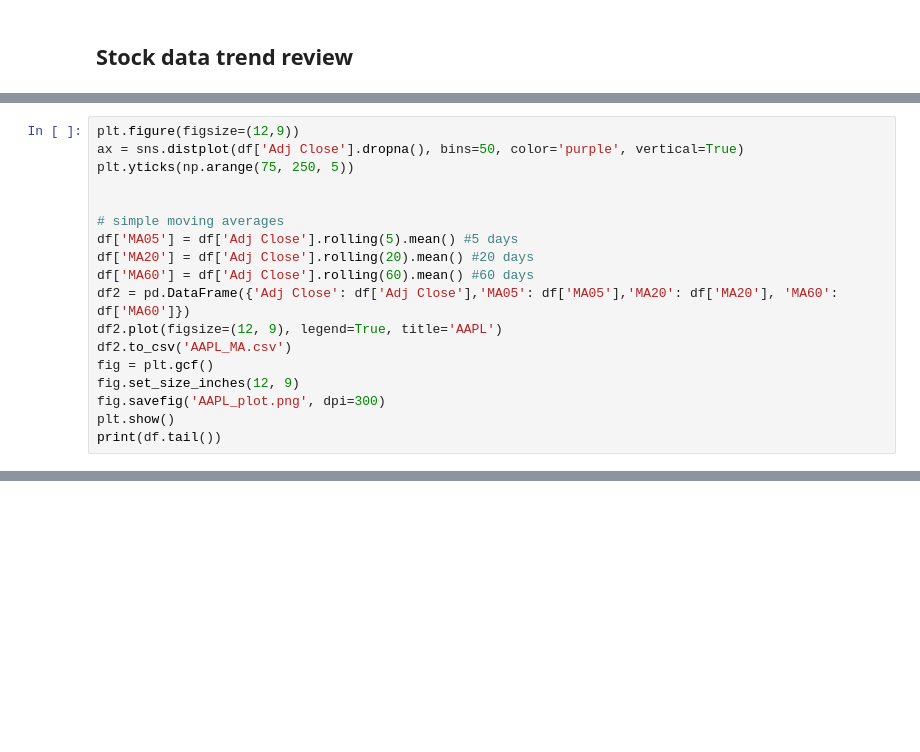
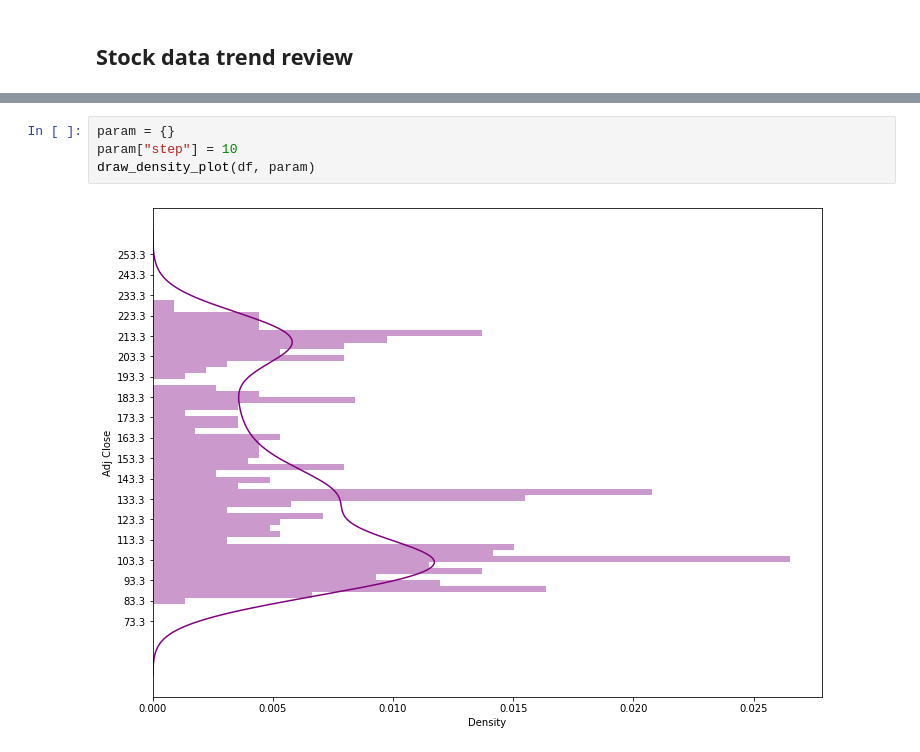
Before and after one commit to maxwillzq/algoTrading, a Jupyter notebook: Portfolio_Optimization_Algo_Trading.ipynb, the cells around one changed output, grey strips where cells are left out. Cells and saved outputs as stored; diff of their text form; blank space fills up the shorter version.

```diff
--- a/Portfolio_Optimization_Algo_Trading.ipynb
+++ b/Portfolio_Optimization_Algo_Trading.ipynb
@@ -72,18 +104,0 @@ draw_regular_plot(df, stock_name)
-# %%
-plt.figure(figsize=(12,9))
-ax = sns.distplot(df['Adj Close'].dropna(), bins=50, color='purple', vertical=True)
-plt.yticks(np.arange(75, 250, 5))
-
-
-# simple moving averages
-df['MA05'] = df['Adj Close'].rolling(5).mean() #5 days
-df['MA20'] = df['Adj Close'].rolling(20).mean() #20 days
-df['MA60'] = df['Adj Close'].rolling(60).mean() #60 days
-df2 = pd.DataFrame({'Adj Close': df['Adj Close'],'MA05': df['MA05'],'MA20': df['MA20'], 'MA60': df['MA60']})
-df2.plot(figsize=(12, 9), legend=True, title='AAPL')
-df2.to_csv('AAPL_MA.csv')
-fig = plt.gcf()
-fig.set_size_inches(12, 9)
-fig.savefig('AAPL_plot.png', dpi=300)
-plt.show()
-print(df.tail())
@@ -100,0 +105,6 @@ print(df.tail())
+# %%
+param = {}
+param["step"] = 10
+draw_density_plot(df, param)
+# %% [output]
+[figure, added]
```
Also changed, not shown: parts of 16 cells of this notebook.
